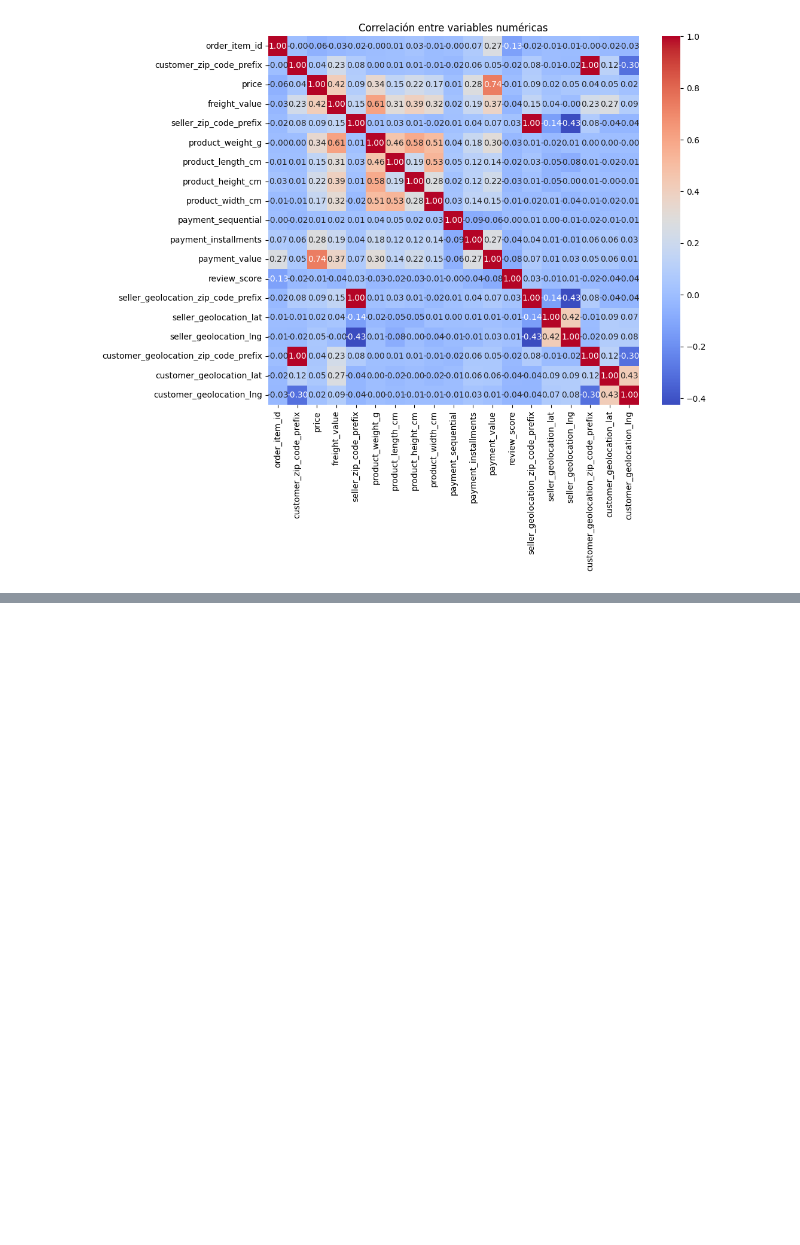
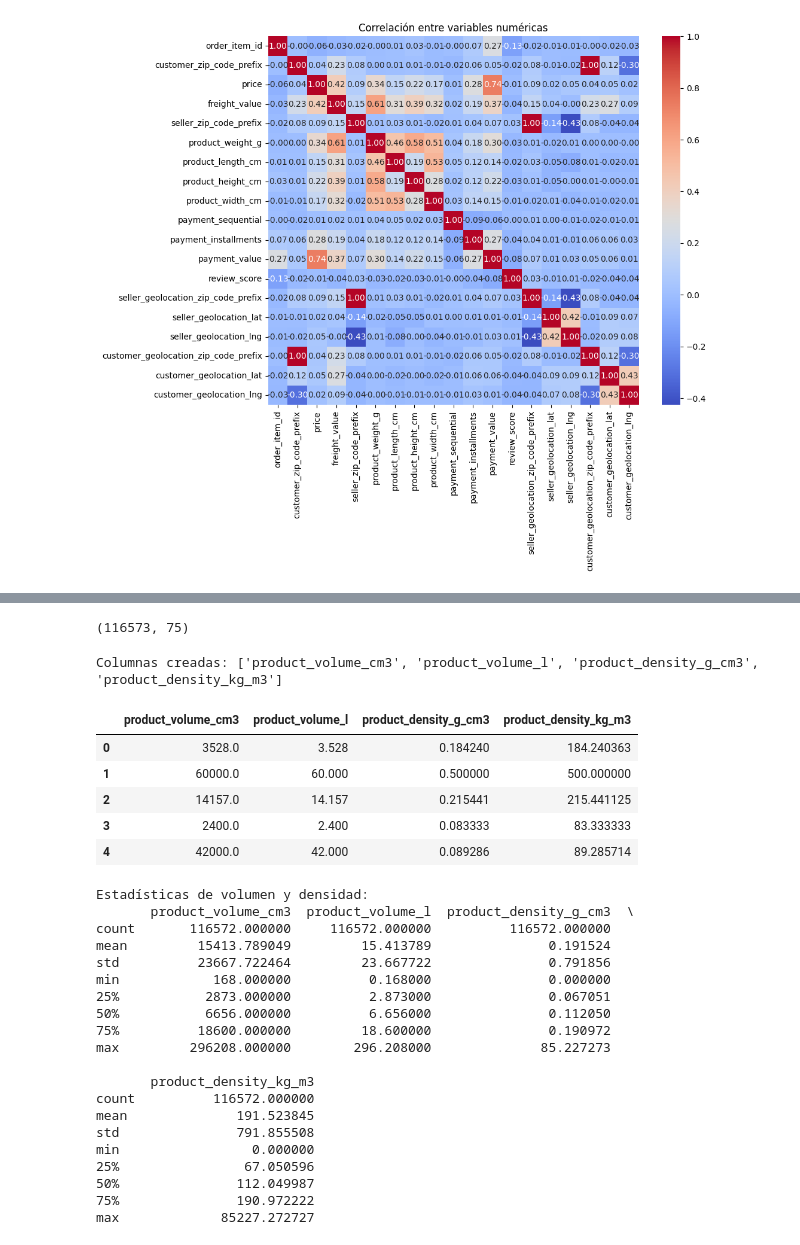
Before and after one commit to esalinassanchez/ml-modelo-olist, a Jupyter notebook: EDA_proyecto_mod13_features.ipynb, the cells around one changed output, grey strips where cells are left out. Drawn from its saved outputs; the diff is of its cells as text; code cells hidden in the pictures; blank space fills up the shorter version.

```diff
--- a/EDA_proyecto_mod13_features.ipynb
+++ b/EDA_proyecto_mod13_features.ipynb
@@ -148,0 +346,68 @@ plt.show()
+# %%
+df.shape
+# %% [output]
+(116573, 75)
+# %%
+# Calcular volumen y densidad de los productos
+# Columnas usadas: product_weight_g, product_length_cm, product_height_cm, product_width_cm
+import numpy as np
+
+w_col = 'product_weight_g'
+l_col = 'product_length_cm'
+h_col = 'product_height_cm'
+wd_col = 'product_width_cm'
+
+missing = [c for c in [w_col,l_col,h_col,wd_col] if c not in df.columns]
+if missing:
+    print('Faltan columnas para volumen/densidad:', missing)
+else:
+    # Convertir a numérico (coerce para convertir valores extraños a NaN)
+    w = pd.to_numeric(df[w_col], errors='coerce')
+    l = pd.to_numeric(df[l_col], errors='coerce')
+    h = pd.to_numeric(df[h_col], errors='coerce')
+    wd = pd.to_numeric(df[wd_col], errors='coerce')
+
+    # Considerar dimensiones válidas solo si son > 0
+    valid_dims = (l > 0) & (h > 0) & (wd > 0)
+
+    # Volumen en cm^3 y en litros
+    df['product_volume_cm3'] = np.where(valid_dims, (l * h * wd), np.nan)
+    df['product_volume_l'] = df['product_volume_cm3'] / 1000.0
+
+    # Densidad: g/cm^3 (y kg/m^3)
+    df['product_density_g_cm3'] = np.where(df['product_volume_cm3'].notna() & w.notna() & (df['product_volume_cm3']>0), w / df['product_volume_cm3'], np.nan)
+    df['product_density_kg_m3'] = df['product_density_g_cm3'] * 1000.0
+
+    created = ['product_volume_cm3','product_volume_l','product_density_g_cm3','product_density_kg_m3']
+    print('Columnas creadas:', created)
+    display(df[created].head())
+    print('Estadísticas de volumen y densidad:')
+    print(df[created].describe())
+# %% [output]
+Columnas creadas: ['product_volume_cm3', 'product_volume_l', 'product_density_g_cm3', 'product_density_kg_m3']
+|  | product_volume_cm3 | product_volume_l | product_density_g_cm3 | product_density_kg_m3 |
+| 0 | 3528.0 | 3.528 | 0.184240 | 184.240363 |
+| 1 | 60000.0 | 60.000 | 0.500000 | 500.000000 |
+| 2 | 14157.0 | 14.157 | 0.215441 | 215.441125 |
+| 3 | 2400.0 | 2.400 | 0.083333 | 83.333333 |
+| 4 | 42000.0 | 42.000 | 0.089286 | 89.285714 |
+Estadísticas de volumen y densidad:
+       product_volume_cm3  product_volume_l  product_density_g_cm3  \
+count       116572.000000     116572.000000          116572.000000
+mean         15413.789049         15.413789               0.191524
+std          23667.722464         23.667722               0.791856
+min            168.000000          0.168000               0.000000
+25%           2873.000000          2.873000               0.067051
+50%           6656.000000          6.656000               0.112050
+75%          18600.000000         18.600000               0.190972
+max         296208.000000        296.208000              85.227273
+
+       product_density_kg_m3
+count          116572.000000
+mean              191.523845
+std               791.855508
+min                 0.000000
+25%                67.050596
+50%               112.049987
+75%               190.972222
+max             85227.272727
```
Also changed, not shown: parts of 10 cells of this notebook, 2 other files.
